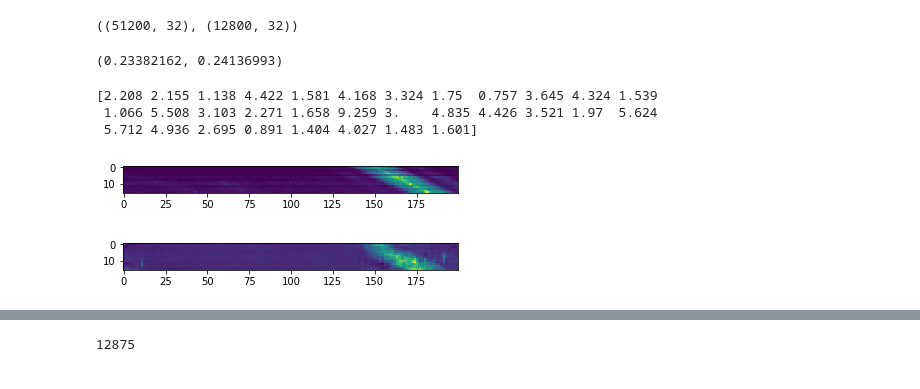
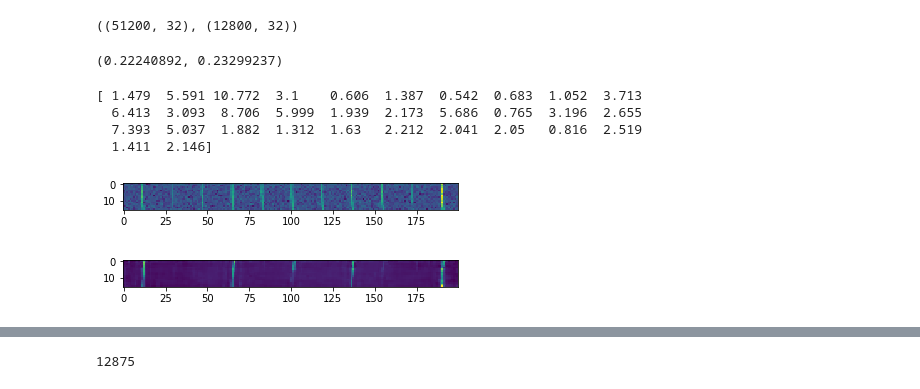
Before and after one commit to FX196/SETI-Energy-Detection, a Jupyter notebook: Autoencoder-GPU.ipynb, the cells around one changed output, grey strips where cells are left out. Saved outputs shown, nothing was run; the diff lists cells and outputs as text; code cells hidden in the pictures.

Commit message:
update model

```diff
--- a/Autoencoder-GPU.ipynb
+++ b/Autoencoder-GPU.ipynb
@@ -174,10 +174,10 @@ if task == "SETI_Narrow_Band":
 
     autoencoder, encoder = Model(inputs=input_img, outputs=decoded, name="autoencoder"), Model(inputs=input_img, outputs=encoded, name="encoder")
     clustering_layer = ClusteringLayer(n_clusters, name='clustering_layer')(encoder.output)
-    idec = Model(inputs=autoencoder.input, outputs=[clustering_layer, decoded])
+    idec = Model(inputs=autoencoder.input, outputs=[clustering_layer, decoded], name="res-idec")
 # %%
 if task == "SETI_Narrow_Band":
-    n_clusters = 10
+    n_clusters = 32
 
     input_img = Input(shape=(16, 200, 1))
     x = Flatten()(input_img)
@@ -190,7 +190,7 @@ if task == "SETI_Narrow_Band":
     x = Dense(1024, activation="relu")(x)
     x = Dense(1024, activation="relu")(x)
     x = Dense(3200, activation="relu")(x)
-    decoded = Reshape(shape=(16, 200, 1), name="decoded")(x)
+    decoded = Reshape((16, 200, 1), name="decoded")(x)
 
     autoencoder, encoder = Model(inputs=input_img, outputs=decoded, name="autoencoder"), Model(inputs=input_img, outputs=encoded, name="encoder")
     clustering_layer = ClusteringLayer(n_clusters, name='clustering_layer')(encoder.output)
@@ -746,7 +761,8 @@ max(stats_orig["acc"]), max(stats_orig["nmi"]), max(stats_orig["mhp"])
 # %% [output]
 (0.76365, 0.63439, 0.35544)
 # %%
-idec.load_weights(f"models/{task}/res_idec-10-05-20-22:13.h5")
+# idec.load_weights(f"models/{task}/res_idec-10-05-20-22:13.h5")
+idec.load_weights(f"models/{task}/SETI_Narrow_Band_res_idec_autoencoder-10-05-20-13:58.h5")
 # %%
 probs, recons = idec.predict(x_cluster_samp, verbose=0)
 # %%
@@ -761,21 +777,22 @@ max_probs_val = np.max(probs_val, axis=1)
 # %%
 np.mean(max_probs), np.mean(max_probs_val)
 # %% [output]
-(0.23382162, 0.24136993)
+(0.22240892, 0.23299237)
 # %%
-i = 8
+i = 92
 np.set_printoptions(precision=3, suppress=True)
 plt.figure()
 plt.imshow(x_cluster_samp[i, :, :, 0])
 plt.figure()
 plt.imshow(recons[i, :, :, 0])
 print(probs[i]*100)
 # %% [output]
-[2.208 2.155 1.138 4.422 1.581 4.168 3.324 1.75  0.757 3.645 4.324 1.539
- 1.066 5.508 3.103 2.271 1.658 9.259 3.    4.835 4.426 3.521 1.97  5.624
- 5.712 4.936 2.695 0.891 1.404 4.027 1.483 1.601]
+[ 1.479  5.591 10.772  3.1    0.606  1.387  0.542  0.683  1.052  3.713
+  6.413  3.093  8.706  5.999  1.939  2.173  5.686  0.765  3.196  2.655
+  7.393  5.037  1.882  1.312  1.63   2.212  2.041  2.05   0.816  2.519
+  1.411  2.146]
-[figure, old version]
+[figure, new version]
-[figure, old version]
+[figure, new version]
 # %%
 # Save Model
 from datetime import datetime
```
Also changed, not shown: parts of 11 cells of this notebook.
